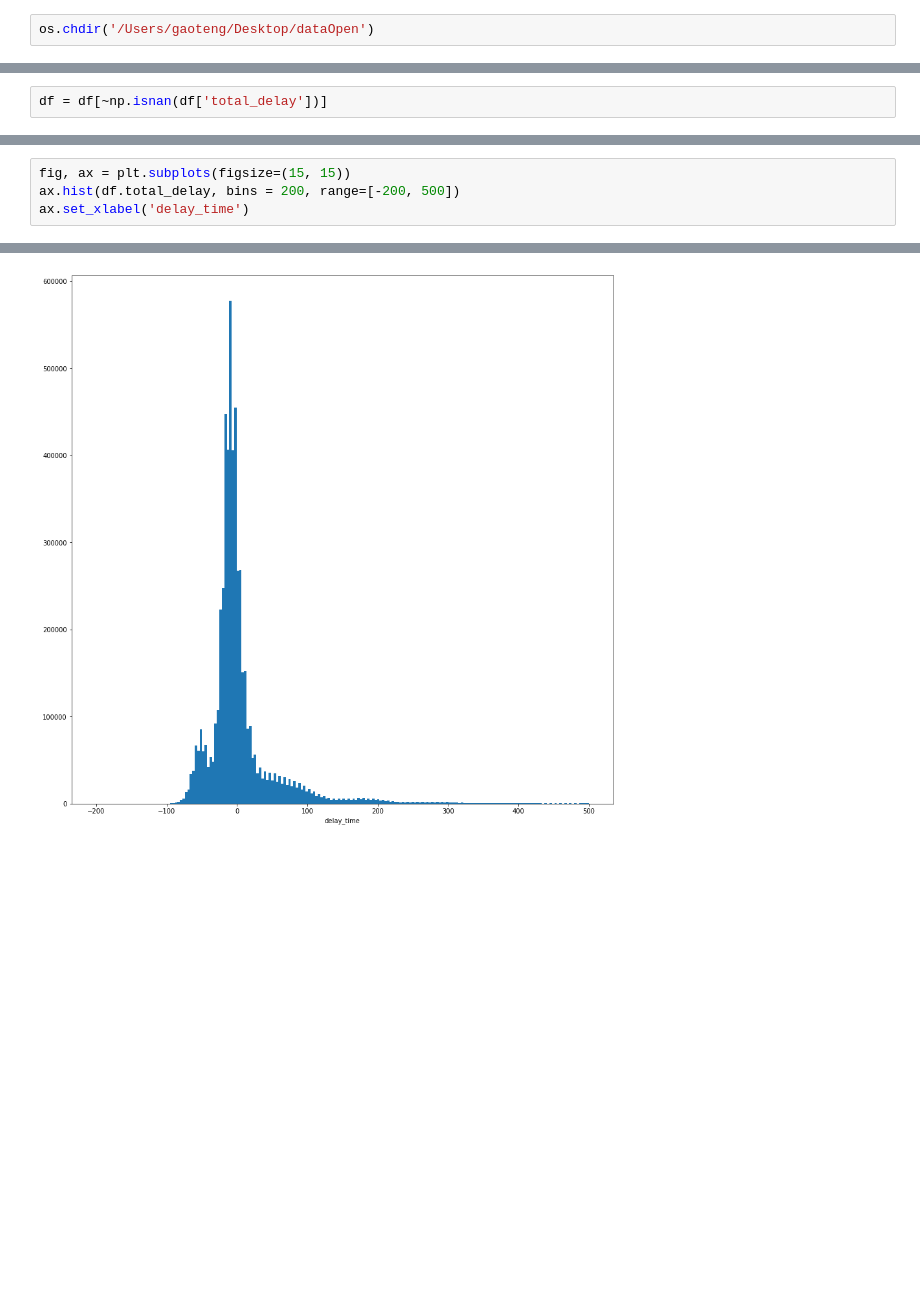
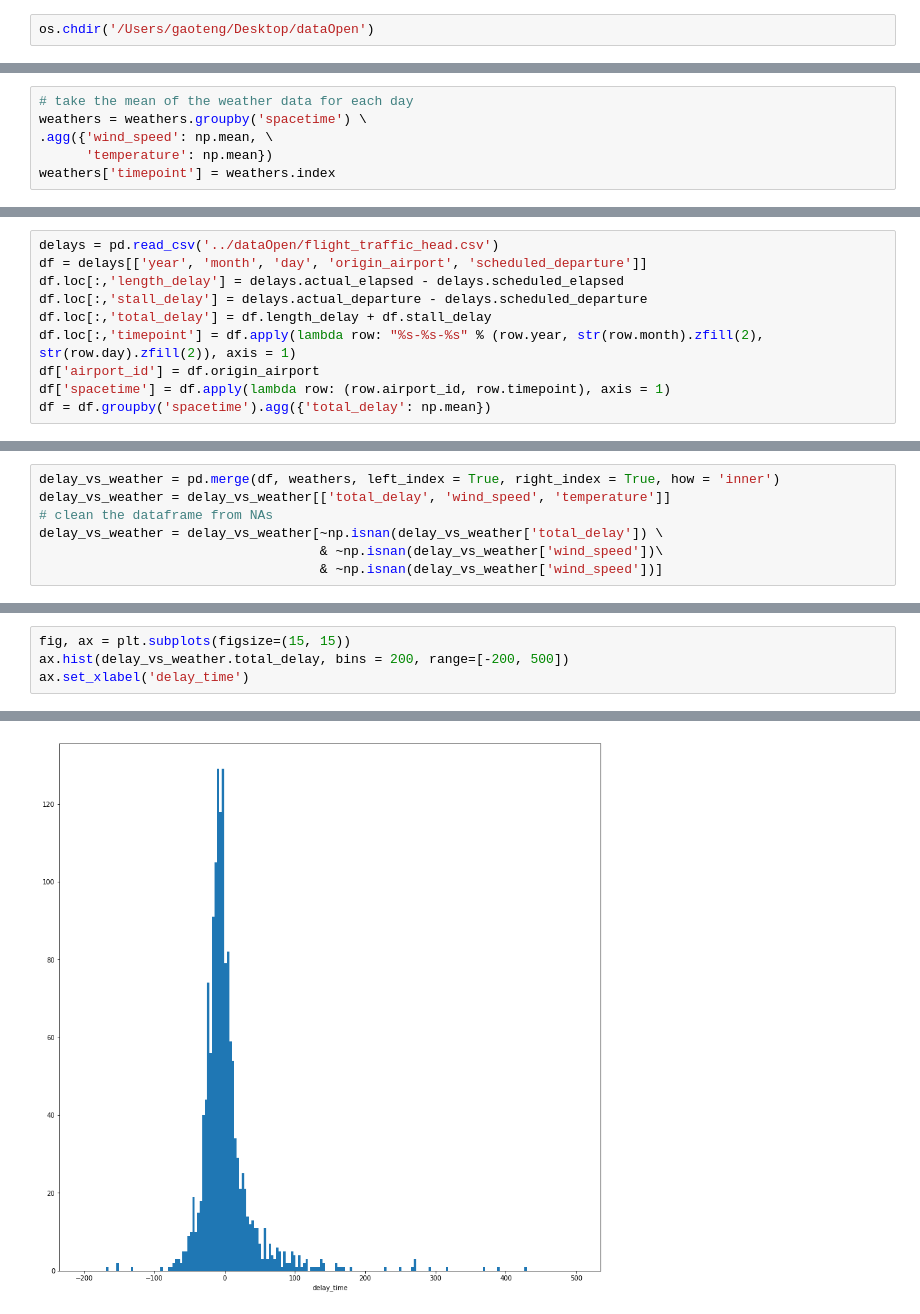
Before and after one commit to jlee124/flightpredictor, a Jupyter notebook: DataOpen.ipynb, the cells around one changed output, grey strips where cells are left out. Saved outputs shown, nothing was run; the diff lists cells and outputs as text; blank space fills up the shorter version.

```diff
--- a/DataOpen.ipynb
+++ b/DataOpen.ipynb
@@ -52,0 +28,6 @@ See the caveats in the documentation: http://pandas.pydata.org/pandas-docs/stabl
+# %%
+# take the mean of the weather data for each day
+weathers = weathers.groupby('spacetime') \
+.agg({'wind_speed': np.mean, \
+      'temperature': np.mean})
+weathers['timepoint'] = weathers.index
@@ -53,3 +58,13 @@ See the caveats in the documentation: http://pandas.pydata.org/pandas-docs/stabl
+# %%
+delays = pd.read_csv('../dataOpen/flight_traffic_head.csv')
+df = delays[['year', 'month', 'day', 'origin_airport', 'scheduled_departure']]
+df.loc[:,'length_delay'] = delays.actual_elapsed - delays.scheduled_elapsed
+df.loc[:,'stall_delay'] = delays.actual_departure - delays.scheduled_departure
+df.loc[:,'total_delay'] = df.length_delay + df.stall_delay
+df.loc[:,'timepoint'] = df.apply(lambda row: "%s-%s-%s" % (row.year, str(row.month).zfill(2), str(row.day).zfill(2)), axis = 1)
+df['airport_id'] = df.origin_airport
+df['spacetime'] = df.apply(lambda row: (row.airport_id, row.timepoint), axis = 1)
+df = df.groupby('spacetime').agg({'total_delay': np.mean})
 # %%
 df
 # %% [output]
@@ -76,2 +89,0 @@ df['']
-# %%
-df = df[~np.isnan(df['total_delay'])]
@@ -77,0 +92,7 @@ df = df[~np.isnan(df['total_delay'])]
+# %%
+delay_vs_weather = pd.merge(df, weathers, left_index = True, right_index = True, how = 'inner')
+delay_vs_weather = delay_vs_weather[['total_delay', 'wind_speed', 'temperature']]
+# clean the dataframe from NAs
+delay_vs_weather = delay_vs_weather[~np.isnan(delay_vs_weather['total_delay']) \
+                                    & ~np.isnan(delay_vs_weather['wind_speed'])\
+                                    & ~np.isnan(delay_vs_weather['wind_speed'])]
@@ -78,7 +123,7 @@ df = df[~np.isnan(df['total_delay'])]
 # %%
 fig, ax = plt.subplots(figsize=(15, 15))
-ax.hist(df.total_delay, bins = 200, range=[-200, 500])
+ax.hist(delay_vs_weather.total_delay, bins = 200, range=[-200, 500])
 ax.set_xlabel('delay_time')
 # %% [output]
 <matplotlib.text.Text at 0x...>
-[figure, old version]
+[figure, new version]
```
Also changed, not shown: parts of 29 cells of this notebook.
